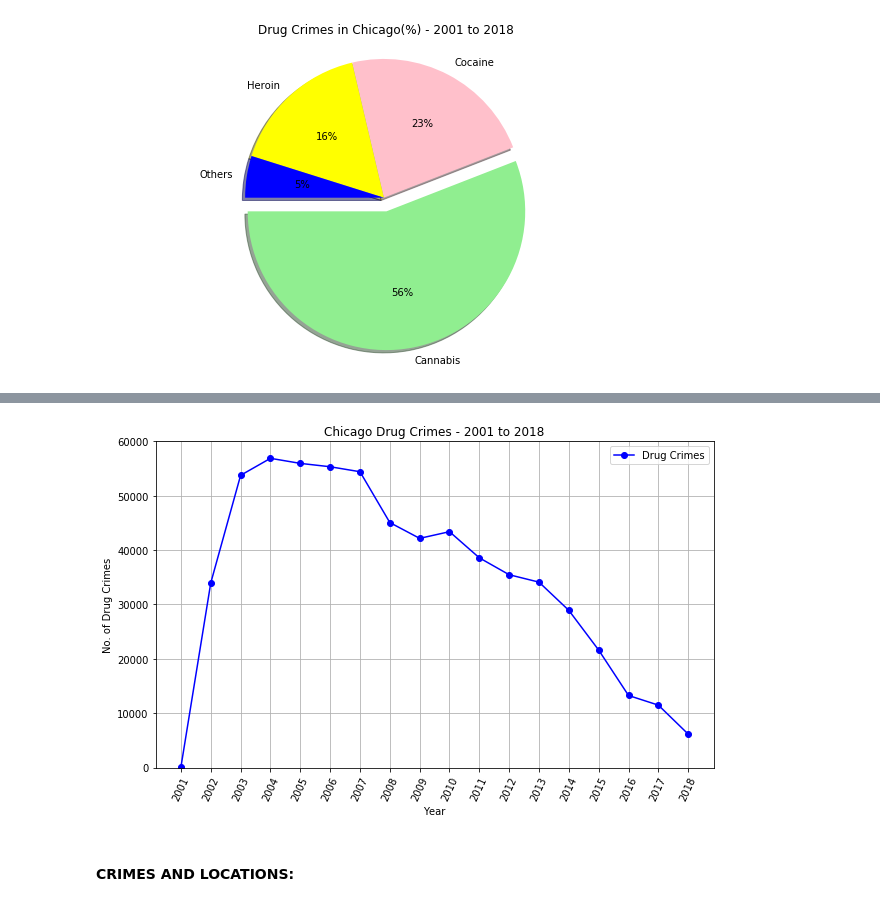
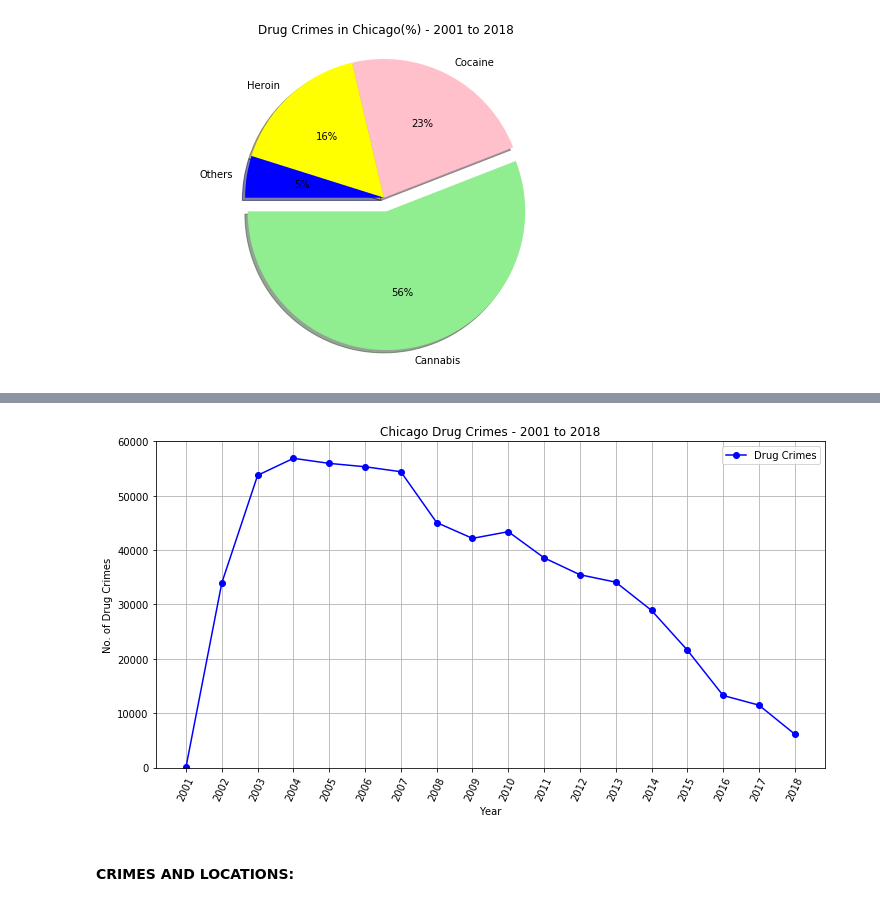
Before and after one commit to Jahmah/Chicago-Drug-Crimes-Story, a Jupyter notebook: ChicagoDrugCrimes.ipynb, the cells around one changed output, grey strips where cells are left out. Drawn from its saved outputs; the diff is of its cells as text; code cells hidden in the pictures.

```diff
--- a/ChicagoDrugCrimes.ipynb
+++ b/ChicagoDrugCrimes.ipynb
@@ -282,25 +365,25 @@ drugs_crime_year.head(2)
 # %%
 # Set figure size
-plt.figure(figsize=(10,6))
+plt.figure(figsize=(12,6))
 
 # Plot the number of drug crimes per year
 plt.plot(drugs_crime_year['Year'], drugs_crime_year['No. of Drug Crimes'], marker ='o', color='blue', label="Drug Crimes")
 
 # Incorporate other graph properties
 plt.title('Chicago Drug Crimes - 2001 to 2018')
 plt.xlabel("Year")
 plt.ylim(0,60000)
 plt.ylabel("No. of Drug Crimes")
 plt.legend(loc='best')
 plt.xticks(np.arange(2001,2019,1), rotation = 65)
 plt.grid(True)
 
 # Save the output
 plt.savefig("Chicago_crimes_Images\\Chicago_drug_crimes.png")
 
 plt.show()
 # %% [output]
-[figure, old version]
+[figure, new version]
 # %% [markdown]
 #### CRIMES AND LOCATIONS:
 # %%
```
Also changed, not shown: parts of 4 cells of this notebook, 2 other files.
